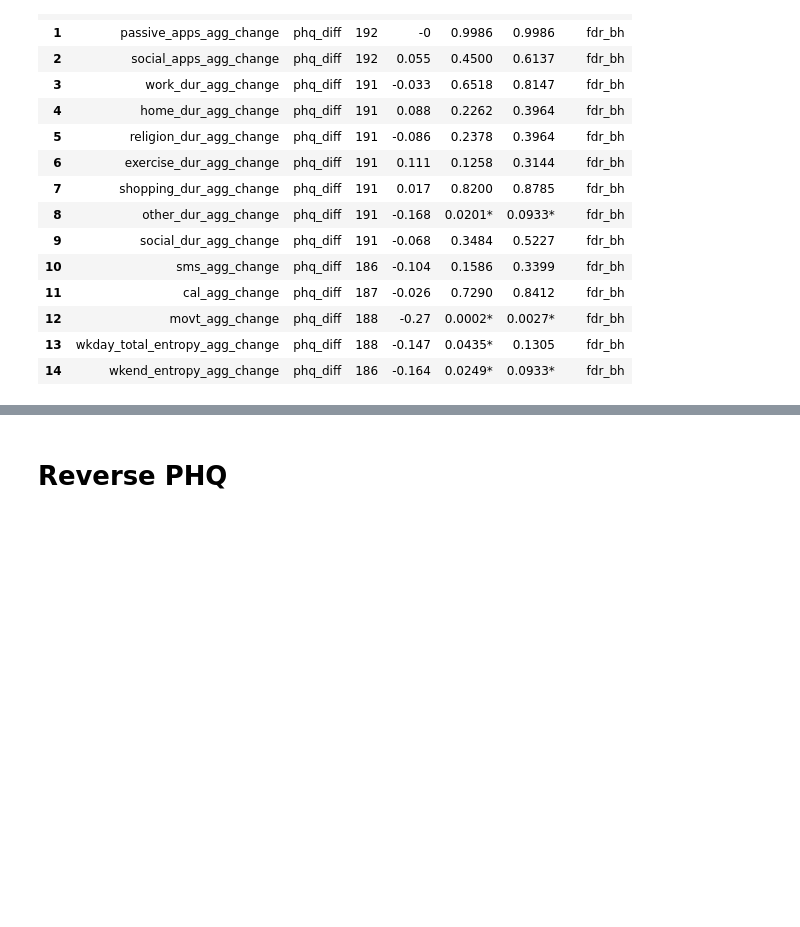
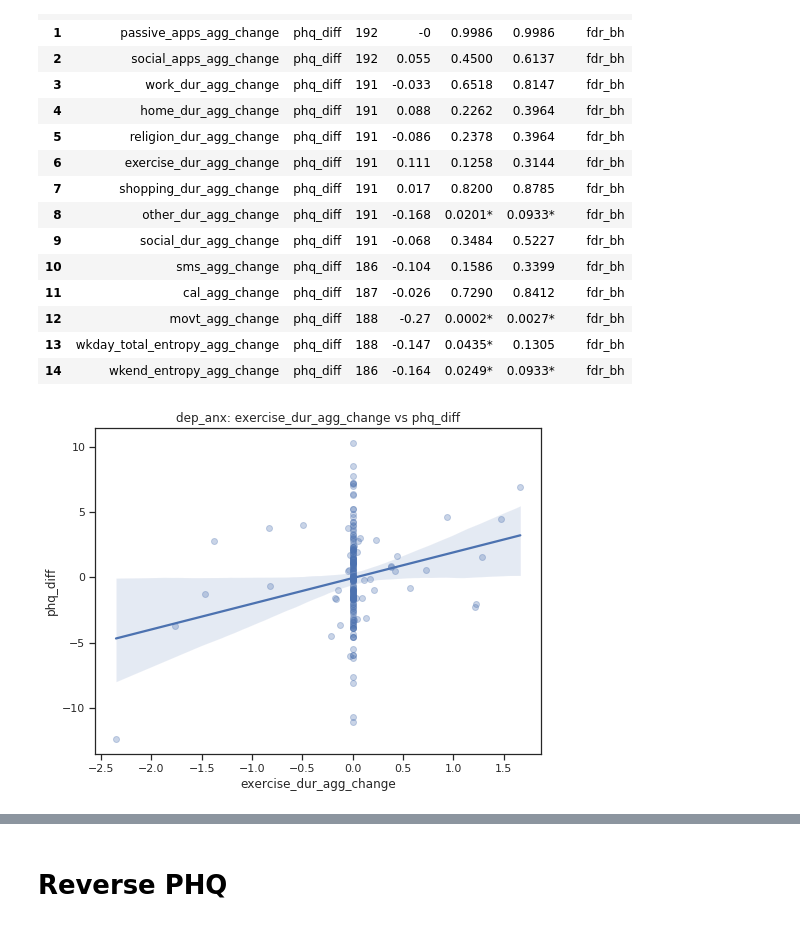
Before and after one commit to tliu526/lifesense, a Jupyter notebook: jama_change_analysis_unit_weight_all.ipynb, the cells around one changed output, grey strips where cells are left out. Drawn from its saved outputs; the diff is of its cells as text; code cells hidden in the pictures; blank space fills up the shorter version.

```diff
--- a/jama_change_analysis_unit_weight_all.ipynb
+++ b/jama_change_analysis_unit_weight_all.ipynb
@@ -1440,6 +1474,10 @@ spearman, alpha < 0.1
 | 12 | movt_agg_change | phq_diff | 188 | -0.27 | 0.0002* | 0.0027* | fdr_bh |
 | 13 | wkday_total_entropy_agg_change | phq_diff | 188 | -0.147 | 0.0435* | 0.1305 | fdr_bh |
 | 14 | wkend_entropy_agg_change | phq_diff | 186 | -0.164 | 0.0249* | 0.0933* | fdr_bh |
+# %%
+ls_utils.plot_cluster_scatter('exercise_dur_agg_change', 'phq_diff', phq_corr, 'dep_anx', (8,6))
+# %% [output]
+[figure, added]
 # %%
 ls_utils.plot_cluster_scatter('movt_agg_change', 'phq_diff', phq_corr, 'dep_anx', (8,6))
 # %% [output]
```
Also changed, not shown: parts of 13 cells of this notebook.
